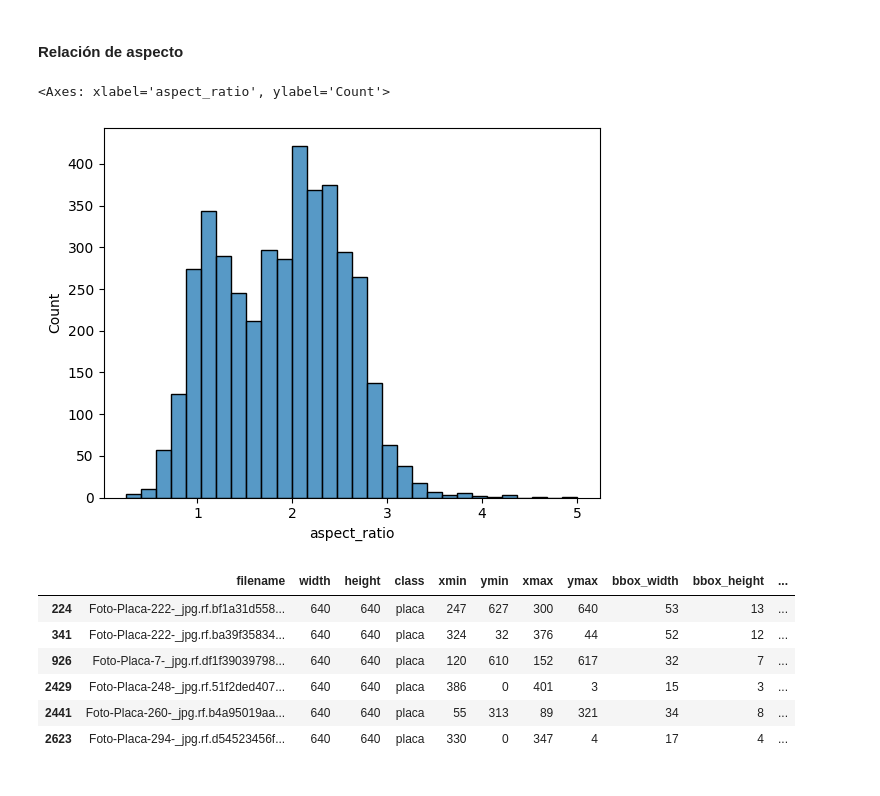
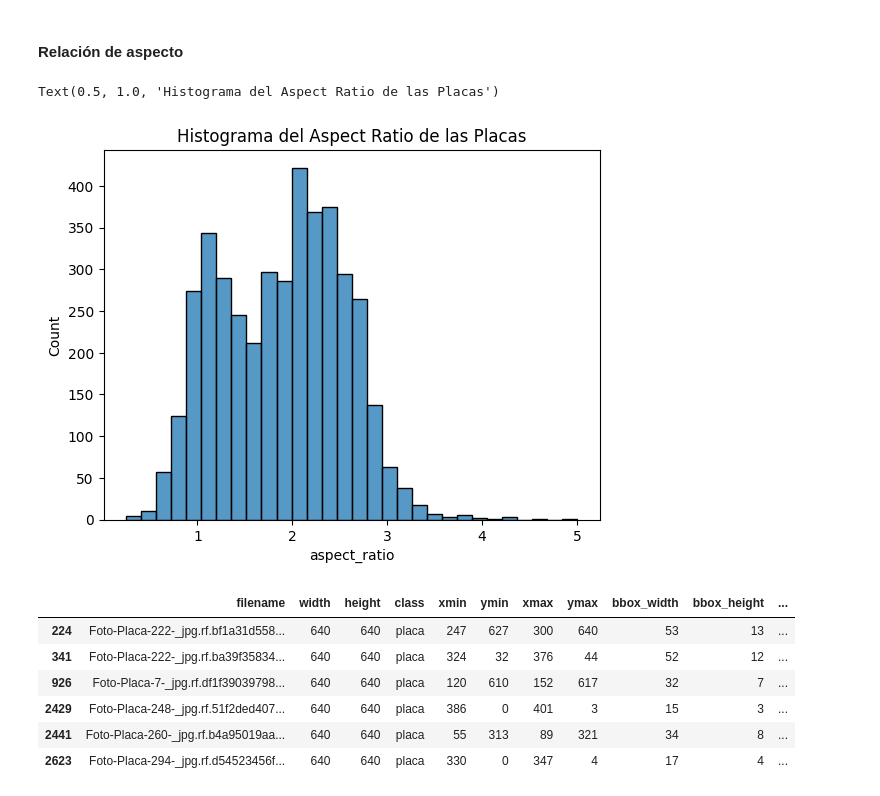
Before and after one commit to MauColab/Autoscan, a Jupyter notebook: ANÁLISIS GEOMÉTRICO.ipynb, the cells around one changed output. Drawn from its saved outputs; the diff is of its cells as text; code cells hidden in the pictures.

```diff
--- a/ANÁLISIS GEOMÉTRICO.ipynb
+++ b/ANÁLISIS GEOMÉTRICO.ipynb
@@ -153,11 +153,12 @@ Número de placas con área mayor a 250 000: 2
 #### Relación de aspecto
 # %%
 df["aspect_ratio"] = df['bbox_width'] / df['bbox_height']
+
+sns.histplot(df['aspect_ratio'], bins=30)
+plt.title('Histograma del Aspect Ratio de las Placas')
+# %% [output]
+Text(0.5, 1.0, 'Histograma del Aspect Ratio de las Placas')
+[figure, added]
-# %%
-sns.histplot(df["aspect_ratio"], bins=30)
-# %% [output]
-<Axes: xlabel='aspect_ratio', ylabel='Count'>
-[figure, removed]
 # %%
 df[df["aspect_ratio"] > 4]
 # %% [output]
```
Also changed, not shown: parts of 5 cells of this notebook.
